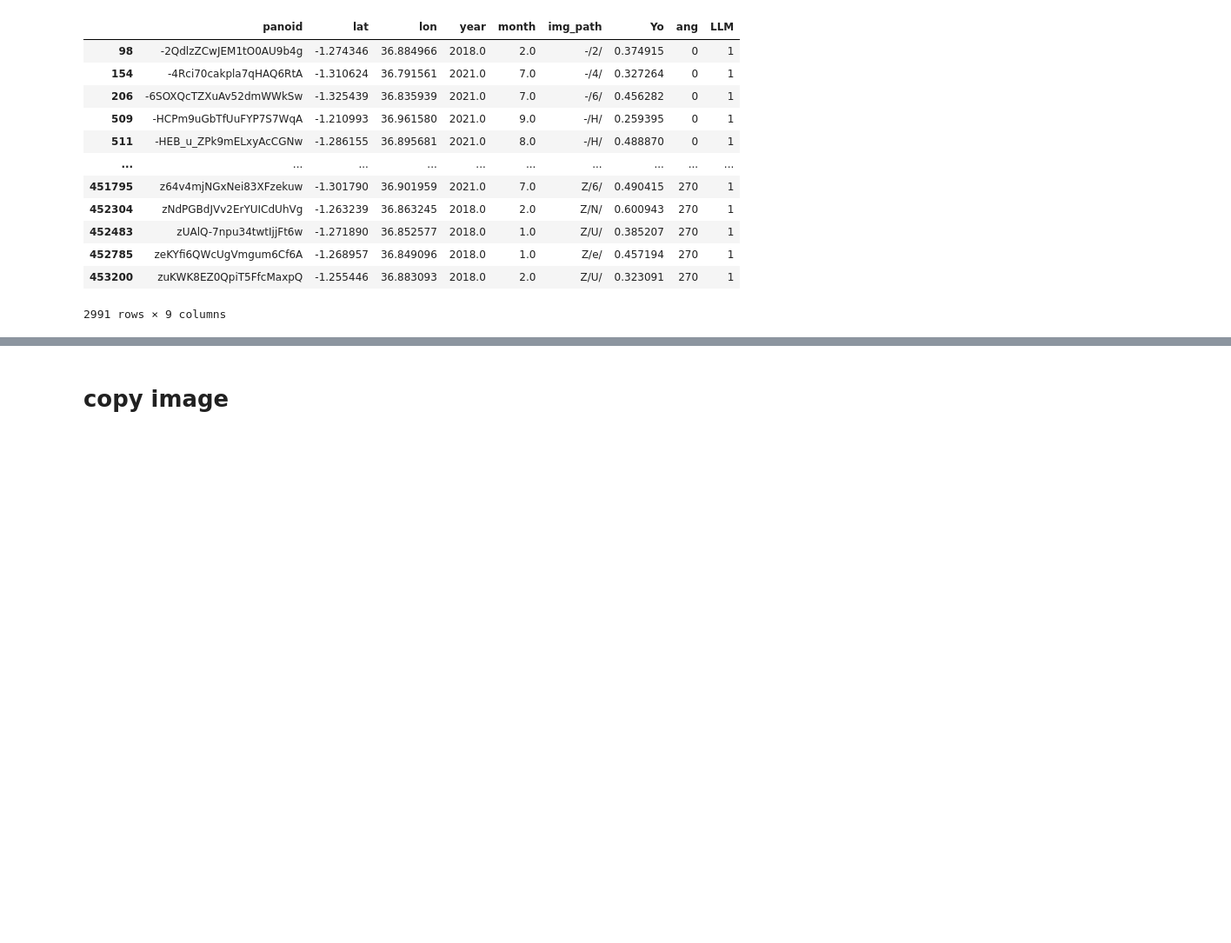
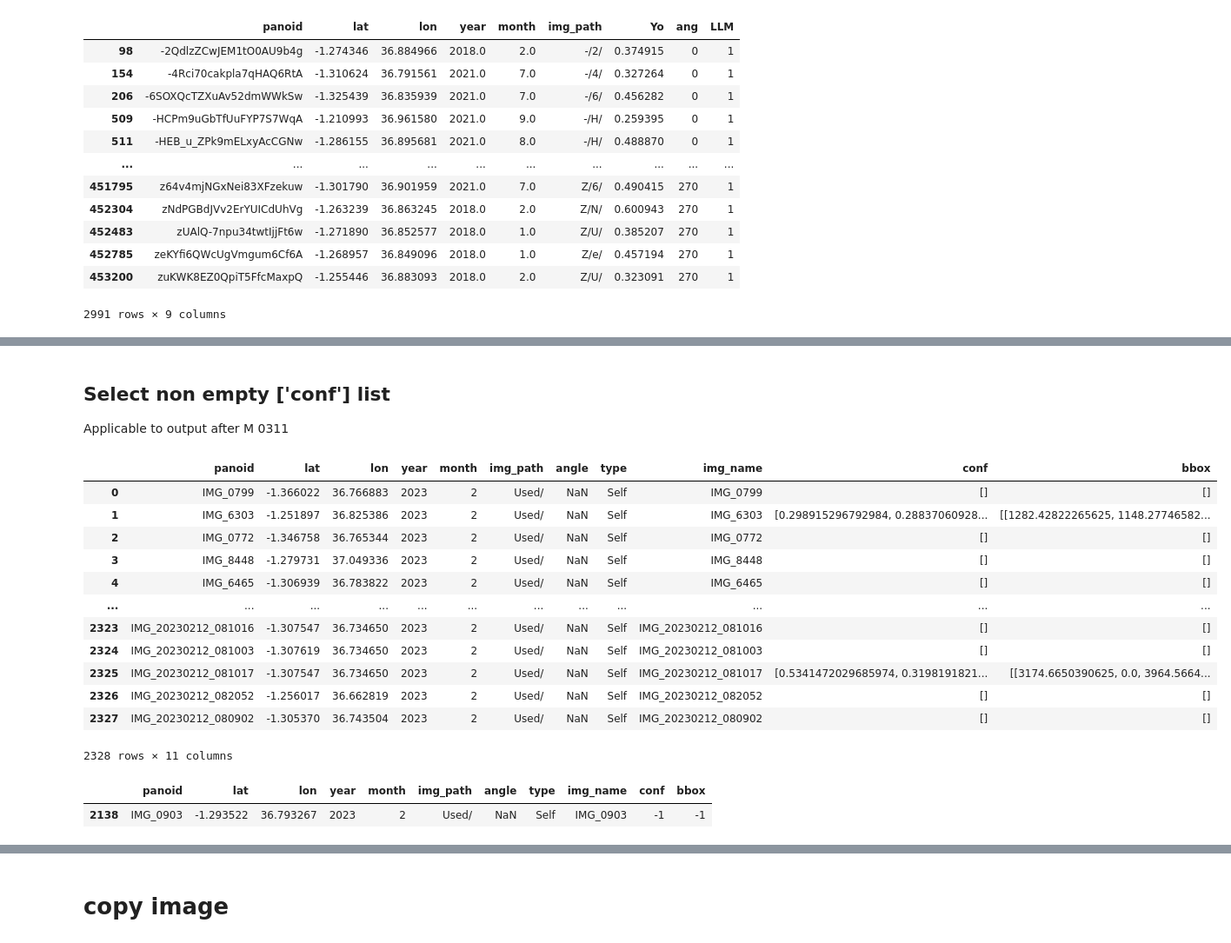
Before and after one commit to wenlanzhang/SVI_Waste, a Jupyter notebook: Analysis/Output_Process.ipynb, the cells around one changed output, grey strips where cells are left out. Shown at 87% size. Drawn from its saved outputs; the diff is of its cells as text; code cells hidden in the pictures; blank space fills up the shorter version.

```diff
--- a/Analysis/Output_Process.ipynb
+++ b/Analysis/Output_Process.ipynb
@@ -238,0 +262,30 @@ df_long_se2
+# %% [markdown]
+## Select non empty ['conf'] list
+Applicable to output after M 0311
+# %%
+Self_output = pd.read_csv('/Users/wenlanzhang/PycharmProjects/SVI_Waste/Data/Output/Self/0314/self_M0311.csv')
+Self_output = Self_output.drop(columns=['Unnamed: 0.1', 'Unnamed: 0'])
+Self_output
+# %% [output]
+|  | panoid | lat | lon | year | month | img_path | angle | type | img_name | conf | bbox |
+| 0 | IMG_0799 | -1.366022 | 36.766883 | 2023 | 2 | Used/ | NaN | Self | IMG_0799 | [] | [] |
+| 1 | IMG_6303 | -1.251897 | 36.825386 | 2023 | 2 | Used/ | NaN | Self | IMG_6303 | [0.298915296792984, 0.28837060928... | [[1282.42822265625, 1148.27746582... |
+| 2 | IMG_0772 | -1.346758 | 36.765344 | 2023 | 2 | Used/ | NaN | Self | IMG_0772 | [] | [] |
+| 3 | IMG_8448 | -1.279731 | 37.049336 | 2023 | 2 | Used/ | NaN | Self | IMG_8448 | [] | [] |
+| 4 | IMG_6465 | -1.306939 | 36.783822 | 2023 | 2 | Used/ | NaN | Self | IMG_6465 | [] | [] |
+| ... | ... | ... | ... | ... | ... | ... | ... | ... | ... | ... | ... |
+| 2323 | IMG_20230212_081016 | -1.307547 | 36.734650 | 2023 | 2 | Used/ | NaN | Self | IMG_20230212_081016 | [] | [] |
+| 2324 | IMG_20230212_081003 | -1.307619 | 36.734650 | 2023 | 2 | Used/ | NaN | Self | IMG_20230212_081003 | [] | [] |
+| 2325 | IMG_20230212_081017 | -1.307547 | 36.734650 | 2023 | 2 | Used/ | NaN | Self | IMG_20230212_081017 | [0.5341472029685974, 0.3198191821... | [[3174.6650390625, 0.0, 3964.5664... |
+| 2326 | IMG_20230212_082052 | -1.256017 | 36.662819 | 2023 | 2 | Used/ | NaN | Self | IMG_20230212_082052 | [] | [] |
+| 2327 | IMG_20230212_080902 | -1.305370 | 36.743504 | 2023 | 2 | Used/ | NaN | Self | IMG_20230212_080902 | [] | [] |
+2328 rows × 11 columns
+# %%
+# Check Error in the df
+Error_df = Self_output.loc[Self_output['conf'] == '-1']
+Error_df
+
+# if run below cell first, then it will not appear
+# %% [output]
+|  | panoid | lat | lon | year | month | img_path | angle | type | img_name | conf | bbox |
+| 2138 | IMG_0903 | -1.293522 | 36.793267 | 2023 | 2 | Used/ | NaN | Self | IMG_0903 | -1 | -1 |
```
Also changed, not shown: parts of 16 cells of this notebook, 14 other files.
